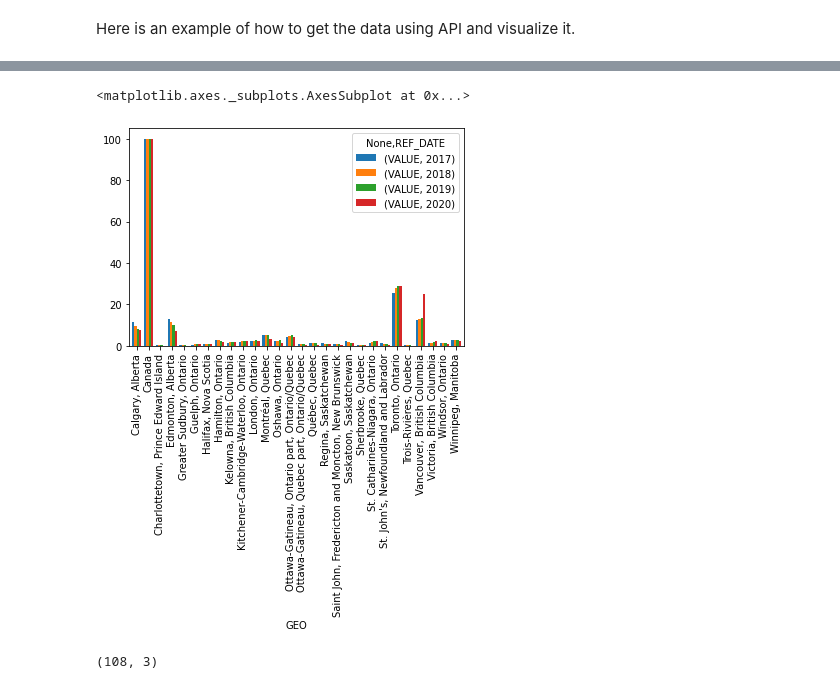
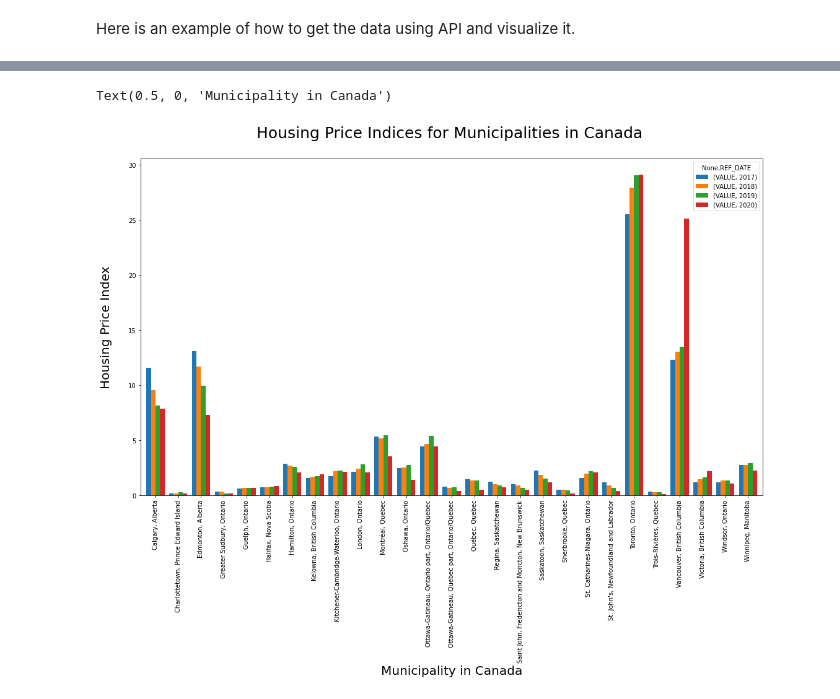
Before and after one commit to sarahnataj/FotechSolutionProject-PIMS2020, a Jupyter notebook: OpenProjectHPI/TeamFotech_PythonProject.ipynb, the cells around one changed output, grey strips where cells are left out. Saved outputs shown, nothing was run; the diff lists cells and outputs as text; code cells hidden in the pictures.

```diff
--- a/OpenProjectHPI/TeamFotech_PythonProject.ipynb
+++ b/OpenProjectHPI/TeamFotech_PythonProject.ipynb
@@ -90,15 +38,0 @@ dfs = pd.read_html(response.text) # construct dataframe
-# %%
-# The following code extracts the dataset we chose for this weekly project
-# by directly downloading the file instead of API calling it (a method of data
-# extraction). The file format of this file is CSV, and the data extracted is
-# represented as a data frame (a processing tool from the pandas package). We
-# display entries within this data frame below.
-
-# We plan to use an API call in the near future following project specifications.
-
-from google.colab import files
-uploaded = files.upload()
-import io
-housingDF = pd.read_csv(io.BytesIO(uploaded['dataset_not from API call.csv']))
-# Dataset is now stored in a Pandas Dataframe
-housingDF.head()
@@ -126,0 +39,6 @@ housing1.head()
+# %%
+#Construt a dataframe just for these three variables (useful only)
+#delete 'Canada' rows since they are all 100 and meaningless
+housing1=pd.DataFrame(housingDF,columns=['REF_DATE', 'GEO', 'VALUE'] )
+housing1=housing1[~housing1.GEO.str.contains("Canada")]
+housing1.head()
@@ -164,33 +91,33 @@ plt.show()
 # %%
-# Bar chart for year, location and value.
 # This bar chart evaluates the Housing Price Index for all of the locations
 # in Canada listed below, where the Housing Price Indices are colour coded
 # by year. The years are 2017 - 2020.
 
-# In the following code, we first extract the 'GEO' and 'REF_DATE' columns
-# of the housing1 data frame, then construct the bars by determining their
-# corresponding entries in the 'VALUE' column of the housing1 data frame. The
-# width parameter for the bars is set at 0.8.
+# In the following code, we construct the bars by determining their
+# corresponding entries in the 'VALUE' column of the housing1 data frame.
+# The width  parameter for the bars is set at 0.8, and the width and
+# height dimensions for displaying the figure is determined by the parameters
+# (18, 10).
 
 # Legend for the bar chart:
 
 # The label 'GEO' on the horizontal axis represents location.
 
 # The vertical axis represents the Housing Price Index and the numbers on the
 # vertical axis are percentages.
 
-# Blue (the colour labelled as VALUE, 2017) represents the Housing Price Index
-# in 2017. Orange, green, and red represent similar quantities for the years
-# 2018, 2019, and 2020 respectively.
+# Blue (VALUE, 2017) represents the Housing Price Index in 2017. Orange,
+# green, and red represent similar quantities for the years 2018, 2019, and
+# 2020 respectively.
 
-housing1.groupby(['GEO','REF_DATE'],sort=True).sum()[['VALUE']].unstack().plot(kind="bar",width = 0.8)
+housing1.groupby(['GEO','REF_DATE'],sort=True).sum()[['VALUE']].unstack().plot(kind="bar",width = 0.8,figsize=(18,10))
+
+plt.title('Housing Price Indices for Municipalities in Canada \n', fontsize = 25)
+plt.ylabel('Housing Price Index\n', fontsize = 20)
+plt.xlabel('Municipality in Canada', fontsize = 20)
+
+# [['']] means we return the col (type= dataframe)
 # %% [output]
-<matplotlib.axes._subplots.AxesSubplot at 0x...>
+Text(0.5, 0, 'Municipality in Canada')
-[figure, old version]
+[figure, new version]
-# %%
-#It seems it set Canada as a baseline, I tried to remove Canada here
-#I did not change the data frame 'housing1' here
-housing1[~housing1.GEO.str.contains("Canada")].shape
-# %% [output]
-(108, 3)
 # %%
```
Also changed, not shown: parts of 22 cells of this notebook.
